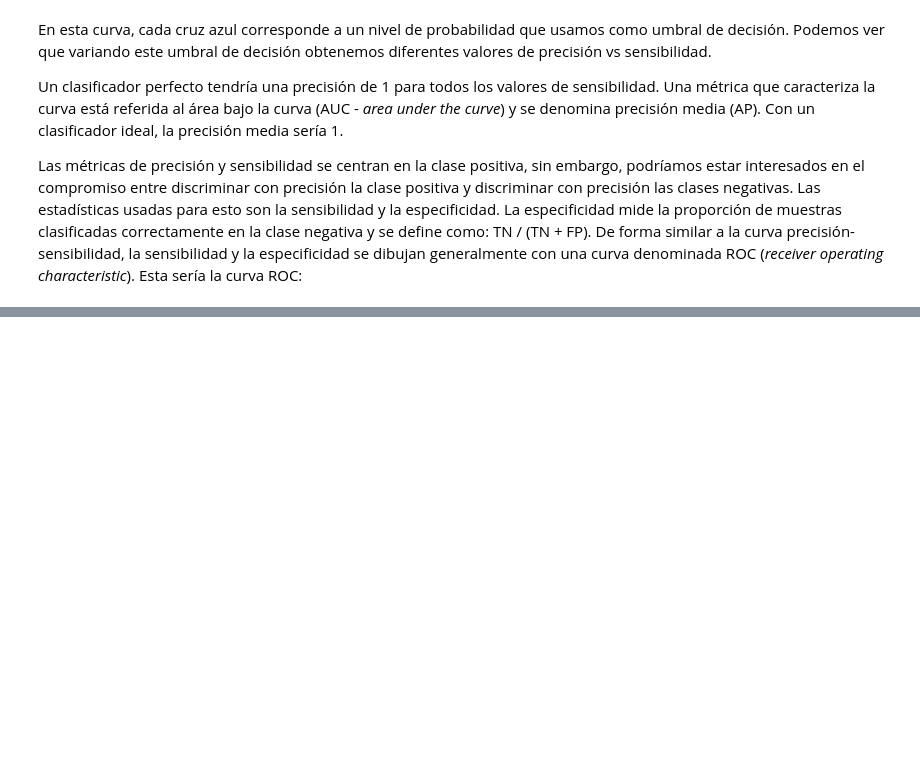
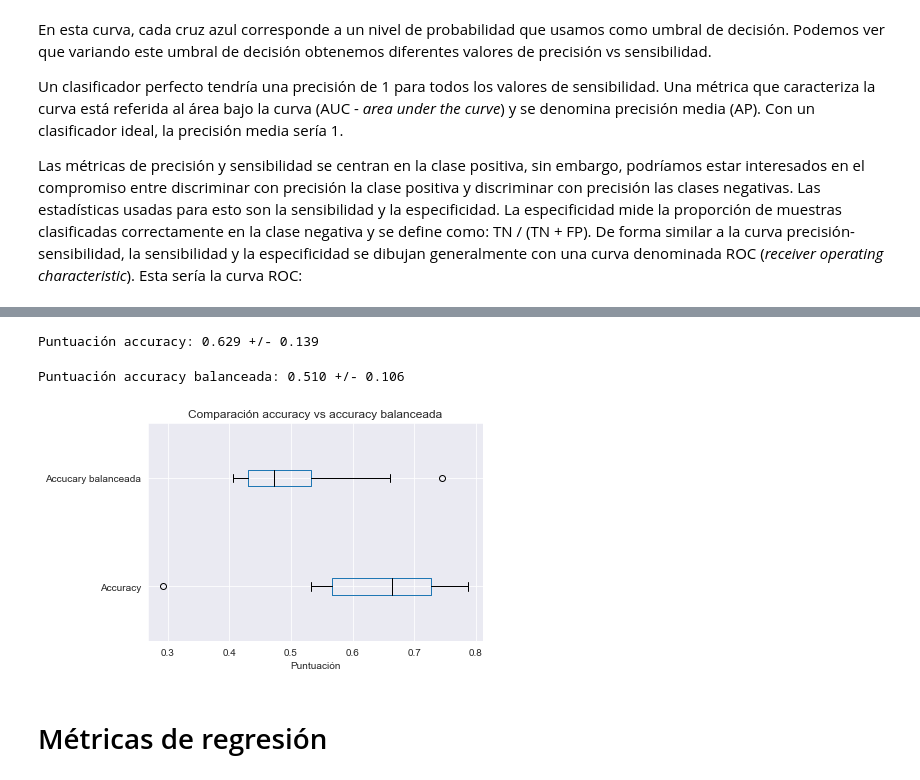
Before and after one commit to SgtSteiner/curso-scikit-learn, a Jupyter notebook: evaluating_model_performance/post.ipynb, the cells around one changed output, grey strips where cells are left out. Drawn from its saved outputs; the diff is of its cells as text; code cells hidden in the pictures; blank space fills up the shorter version.

Commit message:
add post evaluating models

```diff
--- a/evaluating_model_performance/post.ipynb
+++ b/evaluating_model_performance/post.ipynb
@@ -1203,0 +1210,6 @@ Esta curva se construyo usando el mismo principio que la curva precisión-sensib
+# %%
+import pandas as pd
+
+blood_transfusion = pd.read_csv("../data/blood_transfusion.csv")
+X = blood_transfusion.drop(columns="Class")
+y = blood_transfusion["Class"]
@@ -1203,0 +1218,4 @@ Esta curva se construyo usando el mismo principio que la curva precisión-sensib
+# %%
+from sklearn.tree import DecisionTreeClassifier
+
+tree = DecisionTreeClassifier()
@@ -1203,0 +1224,9 @@ Esta curva se construyo usando el mismo principio que la curva precisión-sensib
+# %%
+from sklearn.model_selection import StratifiedKFold, cross_val_score
+
+cv = StratifiedKFold(n_splits=10)
+
+scores = cross_val_score(tree, X, y, scoring="accuracy",
+                          cv=cv, n_jobs=-1)
+print(f"Puntuación accuracy: "
+      f"{scores.mean():.3f} +/- {scores.std():.3f}")
@@ -1203,0 +1291,5 @@ Esta curva se construyo usando el mismo principio que la curva precisión-sensib
+# %%
+from sklearn.model_selection import cross_validate
+
+scores = cross_validate(tree, X, y, scoring=["accuracy", "balanced_accuracy"],
+                         cv=cv, n_jobs=-1)
@@ -1203,0 +1307,25 @@ Esta curva se construyo usando el mismo principio que la curva precisión-sensib
+# %%
+print(f"Puntuación accuracy: "
+      f"{scores['test_accuracy'].mean():.3f} +/- {scores['test_accuracy'].std():.3f}")
+# %% [output]
+Puntuación accuracy: 0.629 +/- 0.139
+# %%
+print(f"Puntuación accuracy balanceada: "
+      f"{scores['test_balanced_accuracy'].mean():.3f} +/- {scores['test_balanced_accuracy'].std():.3f}")
+# %% [output]
+Puntuación accuracy balanceada: 0.510 +/- 0.106
+# %%
+all_scores = {
+    "Accuracy": scores['test_accuracy'],
+    "Accucary balanceada": scores['test_balanced_accuracy'],
+}
+all_scores = pd.DataFrame(all_scores)
+
+color = {"whiskers": "black", "medians": "black", "caps": "black"}
+all_scores.plot.box(color=color, vert=False)
+plt.xlabel("Puntuación")
+_ = plt.title("Comparación accuracy vs accuracy balanceada")
+# %% [output]
+[figure, added]
+# %% [markdown]
+# Métricas de regresión
```
Also changed, not shown: parts of 158 cells of this notebook, 2 other files.
